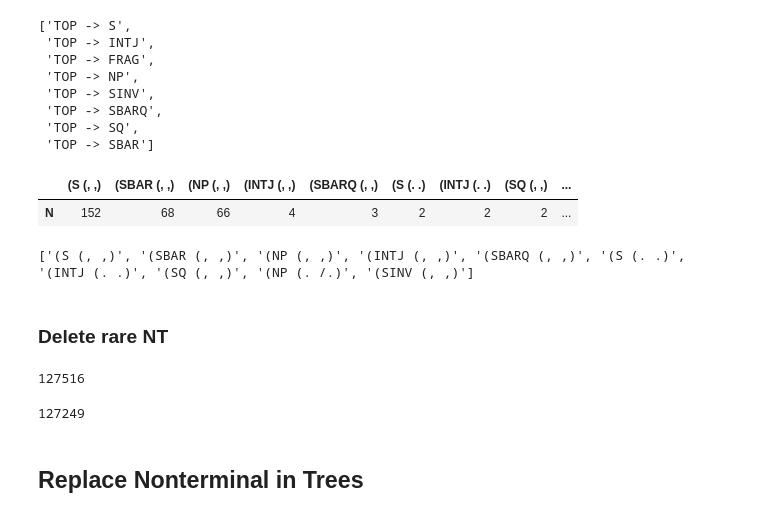
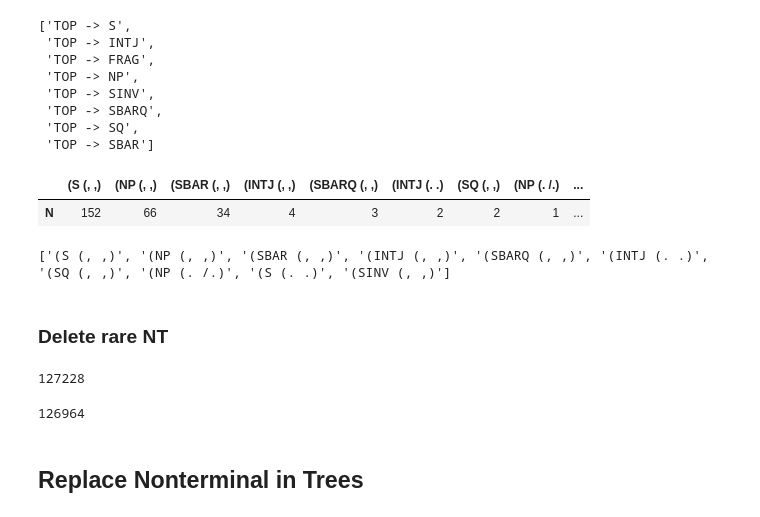
Before and after one commit to v-urushkin/ontonotesv5-extract-cfg, a Jupyter notebook: extract_grammar.ipynb, the cells around one changed output. Cells and saved outputs as stored; diff of their text form; code cells hidden in the pictures.

```diff
--- a/extract_grammar.ipynb
+++ b/extract_grammar.ipynb
@@ -1156,7 +1156,7 @@ for i, sent in enumerate(ontn_sentc_tree_prc25):
 rbs_nt = pd.Series(rbs_nt, name='N').to_frame()
 rbs_nt = rbs_nt.sort_values('N', ascending=False)
 display(rbs_nt.T)
-del_rbs = ['(RBS Next)', '(RBS last)']
+del_rbs = ['(RBS Next)', '(RBS last)', '(RBS less)']
 print(del_rbs)
 # %% [output]
 |  | (RBS most) | (RBS least) | (RBS best) | (RBS Most) | (RBS hardest) | (RBS fastest) | (RBS highest) | ... |
@@ -1179,0 +1277,17 @@ len(ontn_sentc_tree_prc26)
+# %%
+to_nt = dict()
+for i, sent in enumerate(ontn_sentc_tree_prc28):
+    substr = "(TO "
+    if substr in sent['parse_tree']:
+        extractions = extract_all_spec_substring(sent['parse_tree'], substr)
+        for extraction in extractions:
+            # if has_substring(extraction, [',', '"', '!', '?', '/', '\\', '@', '#', ';', ':', '№', '`', '+', '=', '*', '^', '-)', '\')', '&']):
+            if extraction in to_nt.keys():
+                to_nt[extraction] += 1
+            else:
+                to_nt[extraction] = 1
+to_nt = pd.Series(to_nt, name='N').to_frame()
+rb_to_ntnt = to_nt.sort_values('N', ascending=False)
+display(to_nt.T)
+del_to = to_nt[to_nt['N'] <= 8].index.to_list()
+print(del_to)
@@ -1179,0 +1304,5 @@ len(ontn_sentc_tree_prc26)
+# %%
+ontn_sentc_tree_prc29 = []
+for i, sent in enumerate(ontn_sentc_tree_prc28):
+    if not has_substring(sent['parse_tree'], del_to):
+        ontn_sentc_tree_prc29.append(sent)
@@ -1193,42 +1326,58 @@ available_top_prods
 # %%
 def _add_to_nt(substr, parse_tree, _nt):
     if substr in parse_tree:
         extractions = extract_all_spec_substring(sent['parse_tree'], substr)
         for extraction in extractions:
             if extraction in _nt.keys():
                 _nt[extraction] += 1
             else:
                 _nt[extraction] = 1
 
 nt = {}
-for i, sent in enumerate(ontn_sentc_tree_prc26):
+for i, sent in enumerate(ontn_sentc_tree_prc29):
     _add_to_nt("(S (.", sent['parse_tree'], nt)
     _add_to_nt("(S (,", sent['parse_tree'], nt)
     _add_to_nt("(INTJ (.", sent['parse_tree'], nt)
     _add_to_nt("(INTJ (,", sent['parse_tree'], nt)
     _add_to_nt("(NP (.", sent['parse_tree'], nt)
     _add_to_nt("(NP (,", sent['parse_tree'], nt)
     _add_to_nt("(SINV (.", sent['parse_tree'], nt)
     _add_to_nt("(SINV (,", sent['parse_tree'], nt)
     _add_to_nt("(SBARQ (.", sent['parse_tree'], nt)
     _add_to_nt("(SBARQ (,", sent['parse_tree'], nt)
     _add_to_nt("(SQ (.", sent['parse_tree'], nt)
     _add_to_nt("(SQ (,", sent['parse_tree'], nt)
+    _add_to_nt("(SBAR (.", sent['parse_tree'], nt)
     _add_to_nt("(SBAR (,", sent['parse_tree'], nt)
-    _add_to_nt("(SBAR (,", sent['parse_tree'], nt)
+    _add_to_nt("(S(.", sent['parse_tree'], nt)
+    _add_to_nt("(S(,", sent['parse_tree'], nt)
+    _add_to_nt("(INTJ(.", sent['parse_tree'], nt)
+    _add_to_nt("(INTJ(,", sent['parse_tree'], nt)
+    _add_to_nt("(NP(.", sent['parse_tree'], nt)
+    _add_to_nt("(NP(,", sent['parse_tree'], nt)
+    _add_to_nt("(SINV(.", sent['parse_tree'], nt)
+    _add_to_nt("(SINV(,", sent['parse_tree'], nt)
+    _add_to_nt("(SBARQ(.", sent['parse_tree'], nt)
+    _add_to_nt("(SBARQ(,", sent['parse_tree'], nt)
+    _add_to_nt("(SQ(.", sent['parse_tree'], nt)
+    _add_to_nt("(SQ(,", sent['parse_tree'], nt)
+    _add_to_nt("(SBAR(.", sent['parse_tree'], nt)
+    _add_to_nt("(SBAR(,", sent['parse_tree'], nt)
+    _add_to_nt("(TOP (.", sent['parse_tree'], nt)
+    _add_to_nt("(TOP (,", sent['parse_tree'], nt)
 nt = pd.Series(nt, name='N').to_frame()
 nt = nt.sort_values('N', ascending=False)
 display(nt.T)
 del_nt = nt.index.to_list()
 print(del_nt)
 # %% [output]
-|  | (S (, ,) | (SBAR (, ,) | (NP (, ,) | (INTJ (, ,) | (SBARQ (, ,) | (S (. .) | (INTJ (. .) | (SQ (, ,) | ... |
-| N | 152 | 68 | 66 | 4 | 3 | 2 | 2 | 2 | ... |
+|  | (S (, ,) | (NP (, ,) | (SBAR (, ,) | (INTJ (, ,) | (SBARQ (, ,) | (INTJ (. .) | (SQ (, ,) | (NP (. /.) | ... |
+| N | 152 | 66 | 34 | 4 | 3 | 2 | 2 | 1 | ... |
-['(S (, ,)', '(SBAR (, ,)', '(NP (, ,)', '(INTJ (, ,)', '(SBARQ (, ,)', '(S (. .)', '(INTJ (. .)', '(SQ (, ,)', '(NP (. /.)', '(SINV (, ,)']
+['(S (, ,)', '(NP (, ,)', '(SBAR (, ,)', '(INTJ (, ,)', '(SBARQ (, ,)', '(INTJ (. .)', '(SQ (, ,)', '(NP (. /.)', '(S (. .)', '(SINV (, ,)']
 # %% [markdown]
 ### Delete rare NT
 # %%
-len(ontn_sentc_tree_prc26)
+len(ontn_sentc_tree_prc29)
 # %% [output]
-127516
+127228
 # %%
@@ -1239,7 +1388,7 @@ for i, sent in enumerate(ontn_sentc_tree_prc26):
 # %%
-len(ontn_sentc_tree_prc27)
+len(ontn_sentc_tree_prc30)
 # %% [output]
-127249
+126964
 # %% [markdown]
 ## Replace Nonterminal in Trees
 # %%
```
Also changed, not shown: parts of 88 cells of this notebook, 1 other file.
